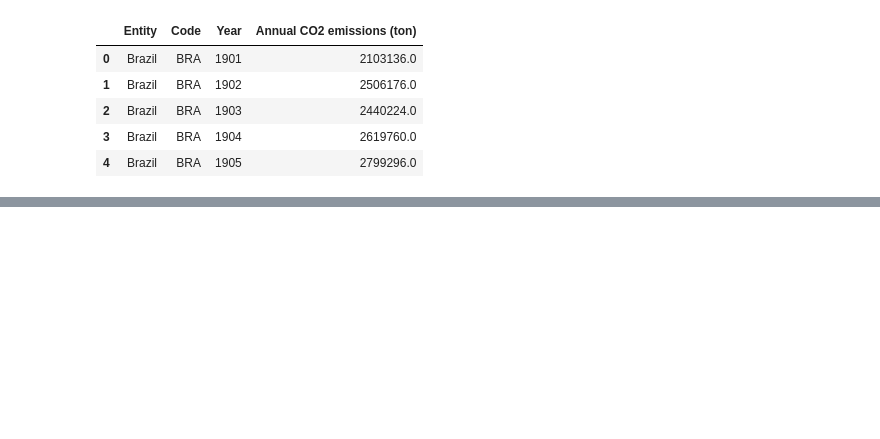
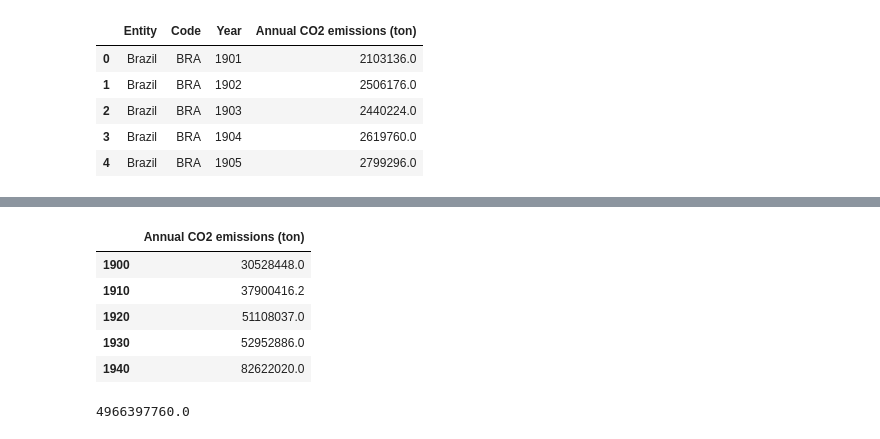
Before and after one commit to TiagoCNO/historical-carbon-emissions-analysis, a Jupyter notebook: historical_analysis_carbon_emissions.ipynb, the cells around one changed output, grey strips where cells are left out. Saved outputs shown, nothing was run; the diff lists cells and outputs as text; code cells hidden in the pictures; blank space fills up the shorter version.

```diff
--- a/historical_analysis_carbon_emissions.ipynb
+++ b/historical_analysis_carbon_emissions.ipynb
@@ -149,0 +168,22 @@ df_teste.head()
+# %%
+# Cria uma lista com os anos a serem selecionados
+anos = list(range(1900, 2040, 10))
+
+# Junta os valores em intervalos discretos
+grupo = pd.cut(df_brazil_agrupado_raw.index, bins= anos, labels= anos[:-1])
+
+# Agrupa e soma os valores que estiverem em cada grupo
+df_brazil_agrupado = df_brazil_agrupado_raw.groupby([grupo], observed= True).sum()
+df_brazil_agrupado.head()
+# %% [output]
+|  | Annual CO2 emissions (ton) |
+| 1900 | 30528448.0 |
+| 1910 | 37900416.2 |
+| 1920 | 51108037.0 |
+| 1930 | 52952886.0 |
+| 1940 | 82622020.0 |
+# %%
+# Prova real da soma
+print(df_brazil_agrupado_raw['Annual CO2 emissions (ton)'][110:120].sum())
+# %% [output]
+4966397760.0
```
Also changed, not shown: parts of 7 cells of this notebook.
